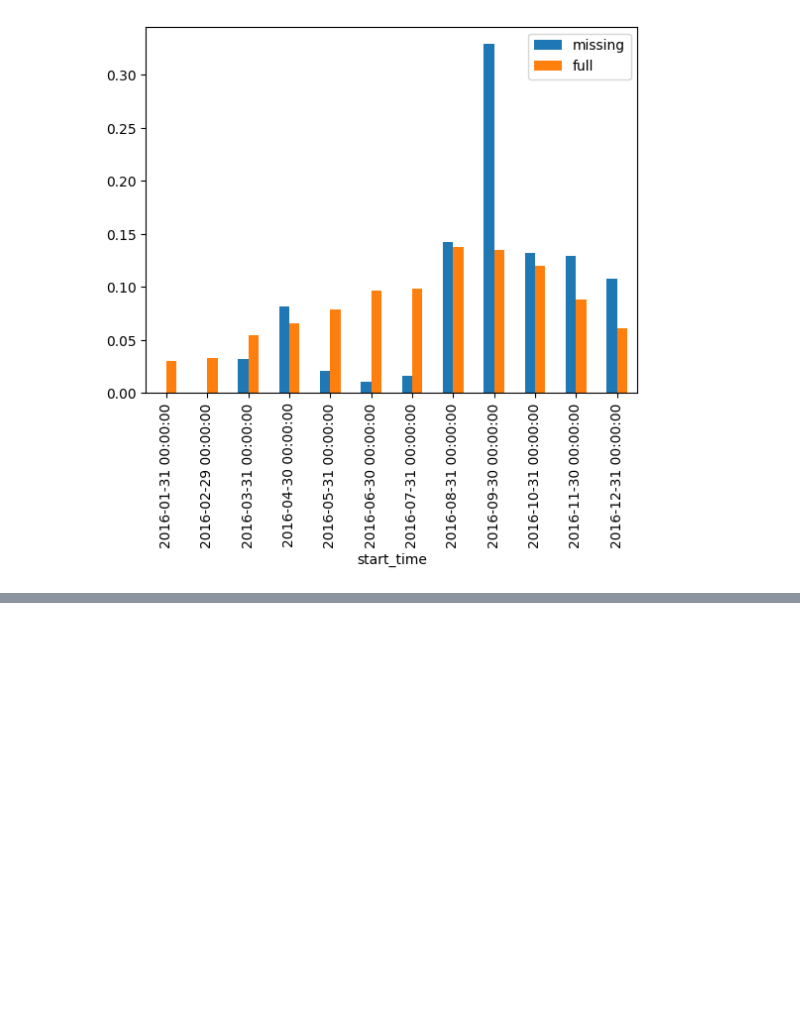
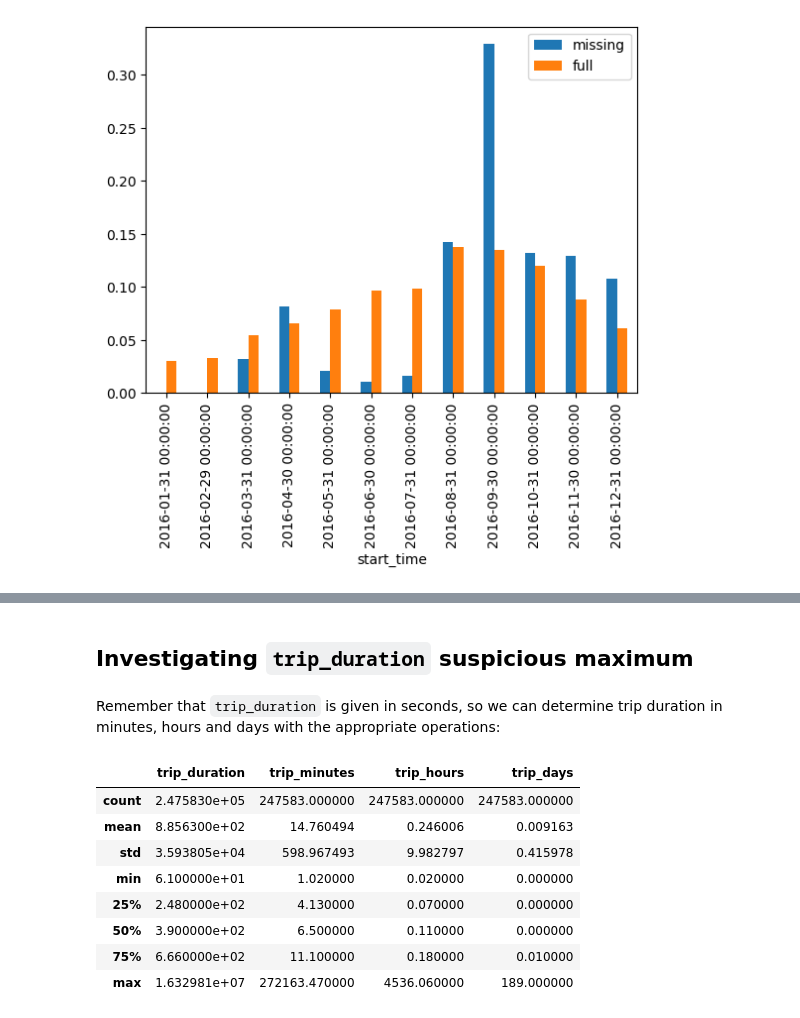
Before and after one commit to father-tom/Projects, a Jupyter notebook: Notebooks/CitiBike Rental Data Project.ipynb, the cells around one changed output, grey strips where cells are left out. Saved outputs shown, nothing was run; the diff lists cells and outputs as text; code cells hidden in the pictures; blank space fills up the shorter version.

```diff
--- a/Notebooks/CitiBike Rental Data Project.ipynb
+++ b/Notebooks/CitiBike Rental Data Project.ipynb
@@ -289,0 +361,22 @@ ax = combo.plot.bar();
+# %% [markdown]
+## Investigating `trip_duration` suspicious maximum
+# %% [markdown]
+Remember that `trip_duration` is given in seconds, so we can determine trip duration in minutes, hours and days with the appropriate operations:
+# %%
+df_bike_duration = pd.DataFrame()
+df_bike_duration['trip_duration'] = df_bike['trip_duration']
+df_bike_duration['trip_minutes'] = round(df_bike_duration['trip_duration'] / 60, 2)
+df_bike_duration['trip_hours'] = round(df_bike_duration['trip_duration'] / (60**2), 2)
+df_bike_duration['trip_days'] = round(df_bike_duration['trip_hours'] / 24, 2)
+
+df_bike_duration.describe()
+# %% [output]
+|  | trip_duration | trip_minutes | trip_hours | trip_days |
+| count | 2.475830e+05 | 247583.000000 | 247583.000000 | 247583.000000 |
+| mean | 8.856300e+02 | 14.760494 | 0.246006 | 0.009163 |
+| std | 3.593805e+04 | 598.967493 | 9.982797 | 0.415978 |
+| min | 6.100000e+01 | 1.020000 | 0.020000 | 0.000000 |
+| 25% | 2.480000e+02 | 4.130000 | 0.070000 | 0.000000 |
+| 50% | 3.900000e+02 | 6.500000 | 0.110000 | 0.000000 |
+| 75% | 6.660000e+02 | 11.100000 | 0.180000 | 0.010000 |
+| max | 1.632981e+07 | 272163.470000 | 4536.060000 | 189.000000 |
```
Also changed, not shown: parts of 14 cells of this notebook.
